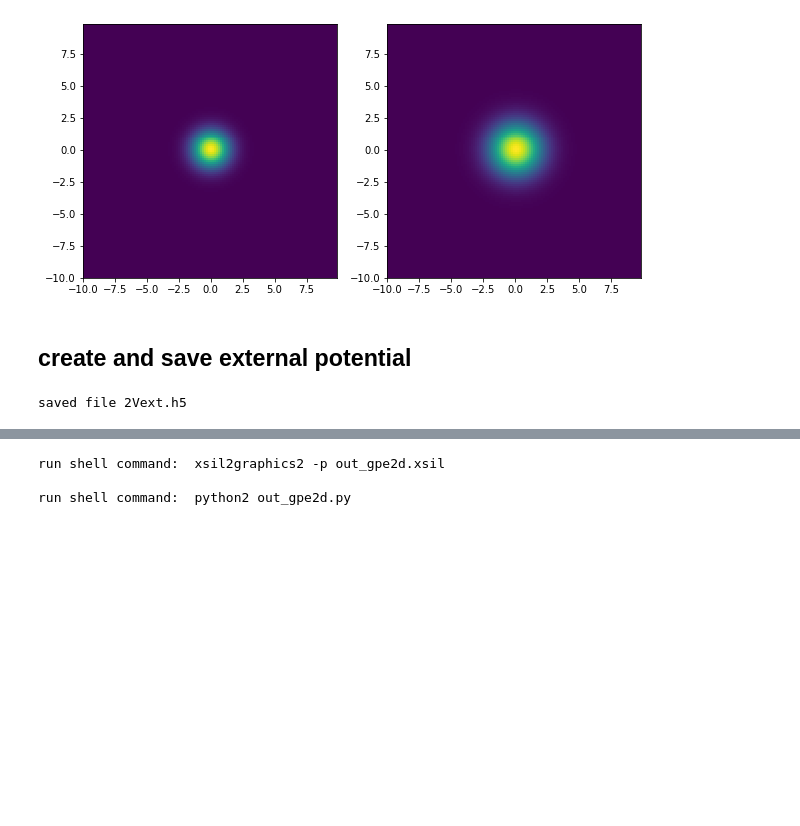
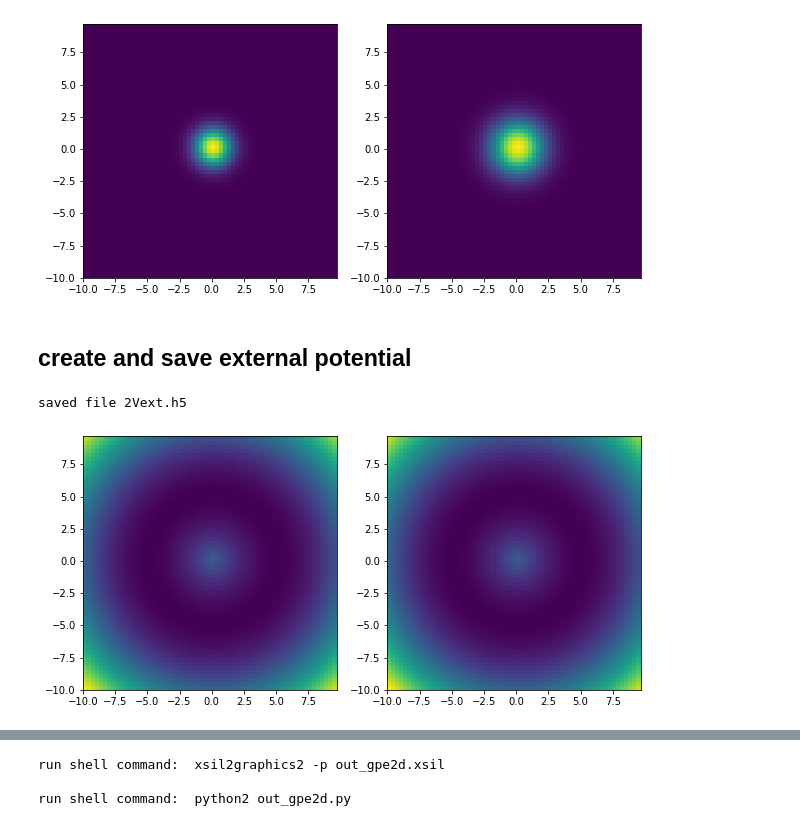
Before and after one commit to seyyareaksu/charged_2BEC_2d, a Jupyter notebook: gpe_c2bec2d_xmds.ipynb, the cells around one changed output, grey strips where cells are left out. Cells and saved outputs as stored; diff of their text form; code cells hidden in the pictures; blank space fills up the shorter version.

```diff
--- a/gpe_c2bec2d_xmds.ipynb
+++ b/gpe_c2bec2d_xmds.ipynb
@@ -60,7 +60,7 @@ def generate_xmdsfile(xmax=10.0, ymax=10, nlat=128, tmax=1, xmdstol=1.e-8,
 # Simulation parameters
 xmax=10
 ymax=xmax
-nlat=128
+nlat=64
 # %%
 generate_xmdsfile(tmax=1, nlat=nlat)
 # %% [output]
@@ -117,6 +117,7 @@ sa = np.array([1, 2])
 xx, yy, ss= np.meshgrid(xa,ya,sa,indexing='xy')  ### changed the index by 'xy' from 'ij'
 
 r2 = xx**2 + yy**2
+rr = np.sqrt(r2)
 σ2 = ss
 
 phi0 = np.exp(-r2/(2*σ2))+0*1j
@@ -137,10 +138,21 @@ saved file 2phi0.h5
 [figure]
 # %% [markdown]
 ## create and save external potential
-# %%
-save_real_func_as_h5(xa, ya, sa, phi0.real, file_name="2Vext.h5")
-# %% [output]
-saved file 2Vext.h5
+# %%
+# external potential
+r0 = 5
+V_Corbino = 0.5*(rr-r0)**2
+
+fig, ax = plt.subplots(1,2,figsize=(10,5))
+
+for i in range(2):
+    ax[i].pcolor(xa,ya,V_Corbino[:,:,i])
+    ax[i].set_aspect(1.)
+
+save_real_func_as_h5(xa, ya, sa, V_Corbino, file_name="2Vext.h5")
+# %% [output]
+saved file 2Vext.h5
+[figure, added]
 # %%
 # file: py_c2bec2d/gpe_xmds.py
 
```
Also changed, not shown: parts of 11 cells of this notebook, 2 other files.
